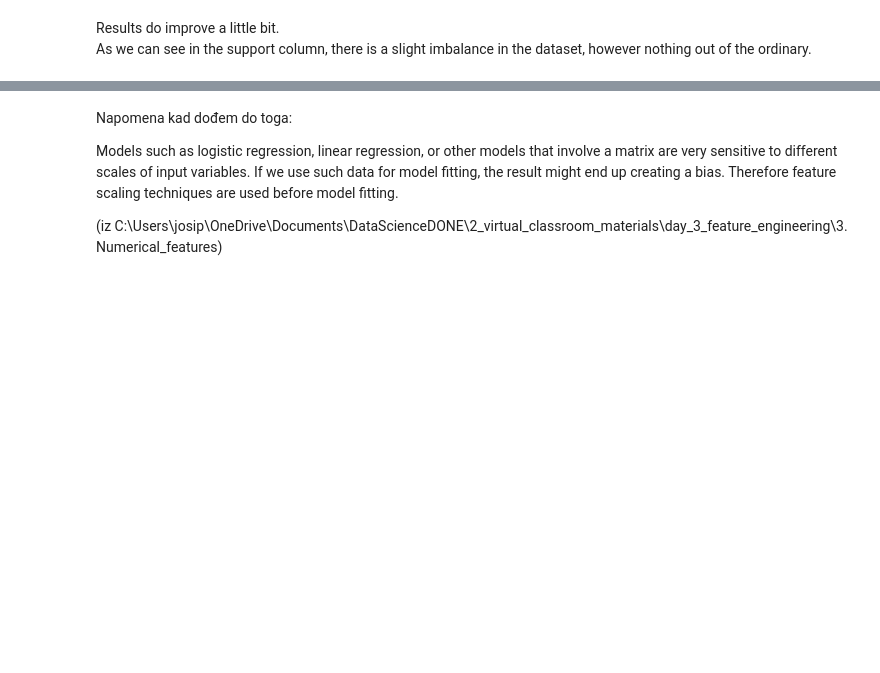
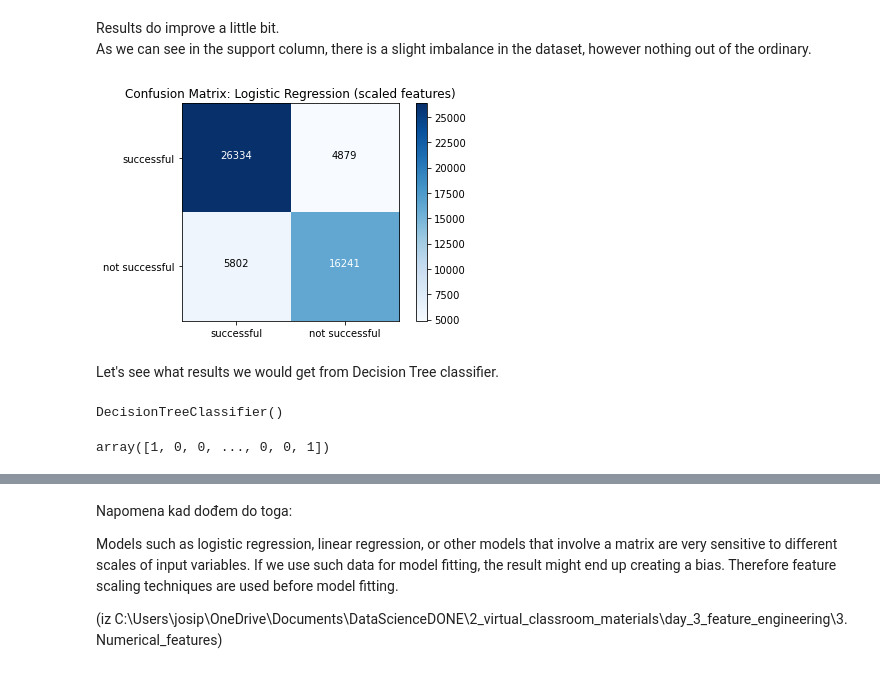
Before and after one commit to jvuger/StarbucksProject, a Jupyter notebook: Starbucks_Capstone_notebook.ipynb, the cells around one changed output, grey strips where cells are left out. Drawn from its saved outputs; the diff is of its cells as text; code cells hidden in the pictures; blank space fills up the shorter version.

```diff
--- a/Starbucks_Capstone_notebook.ipynb
+++ b/Starbucks_Capstone_notebook.ipynb
@@ -1384,8 +1341,8 @@ logisticRegr.fit(X_train_scaled, y_train)
 # %% [output]
 LogisticRegression(max_iter=200)
 # %%
-y_hat = logisticRegr.predict(X_train_scaled)
-y_hat
+y_hat_lr_scaled = logisticRegr.predict(X_train_scaled)
+y_hat_lr_scaled
 # %% [output]
 array([1, 0, 0, ..., 0, 0, 1])
 # %%
@@ -1409,3 +1366,19 @@ weighted avg       0.80      0.80      0.80     53256
 # %% [markdown]
 Results do improve a little bit. <br>
 As we can see in the support column, there is a slight imbalance in the dataset, however nothing out of the ordinary.
+# %%
+show_cm(y_train, y_hat_lr_scaled, ['successful', 'not successful'], 'Logistic Regression (scaled features)')
+# %% [output]
+[figure, added]
+# %% [markdown]
+Let's see what results we would get from Decision Tree classifier.
+# %%
+dtc = DecisionTreeClassifier()
+dtc.fit(X_train, y_train)
+# %% [output]
+DecisionTreeClassifier()
+# %%
+y_hat_dtc = dtc.predict(X_train)
+y_hat_dtc
+# %% [output]
+array([1, 0, 0, ..., 0, 0, 1])
```
Also changed, not shown: parts of 24 cells of this notebook.
